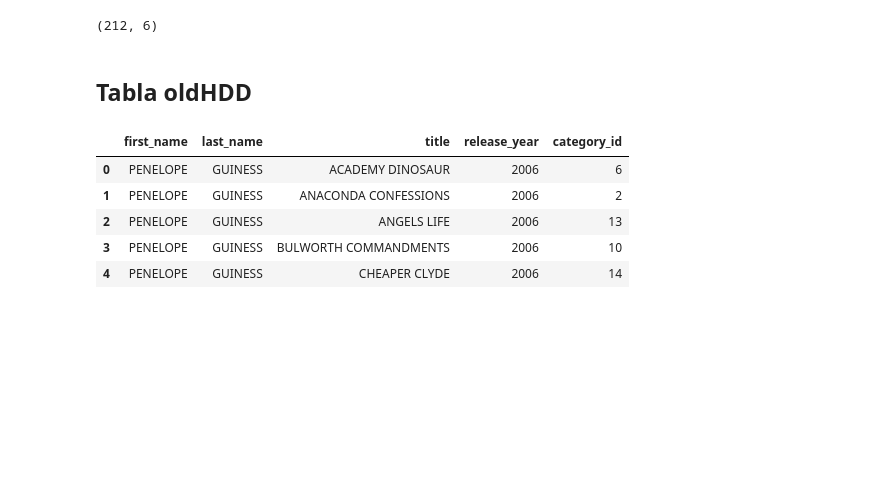
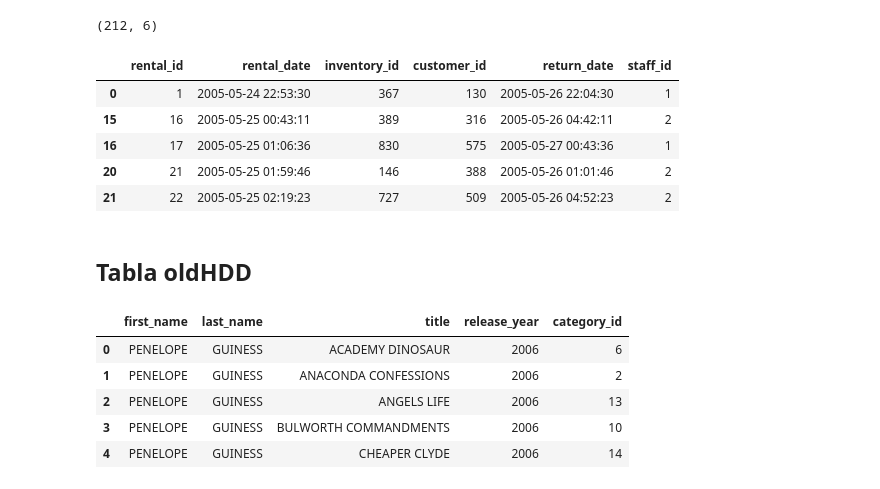
Before and after one commit to AaronNebreda/Building_mySQL_DataBase, a Jupyter notebook: src/clean.ipynb, the cells around one changed output. Cells and saved outputs as stored; diff of their text form; code cells hidden in the pictures; blank space fills up the shorter version.

```diff
--- a/src/clean.ipynb
+++ b/src/clean.ipynb
@@ -359,6 +381,15 @@ rental = rental[rental.inventory_id < 1001]
 rental.shape
 # %% [output]
 (212, 6)
+# %%
+rental.head()
+# %% [output]
+|  | rental_id | rental_date | inventory_id | customer_id | return_date | staff_id |
+| 0 | 1 | 2005-05-24 22:53:30 | 367 | 130 | 2005-05-26 22:04:30 | 1 |
+| 15 | 16 | 2005-05-25 00:43:11 | 389 | 316 | 2005-05-26 04:42:11 | 2 |
+| 16 | 17 | 2005-05-25 01:06:36 | 830 | 575 | 2005-05-27 00:43:36 | 1 |
+| 20 | 21 | 2005-05-25 01:59:46 | 146 | 388 | 2005-05-26 01:01:46 | 2 |
+| 21 | 22 | 2005-05-25 02:19:23 | 727 | 509 | 2005-05-26 04:52:23 | 2 |
 # %% [markdown]
 ## Tabla oldHDD
 # %%
```
Also changed, not shown: parts of 47 cells of this notebook, 8 other files.
